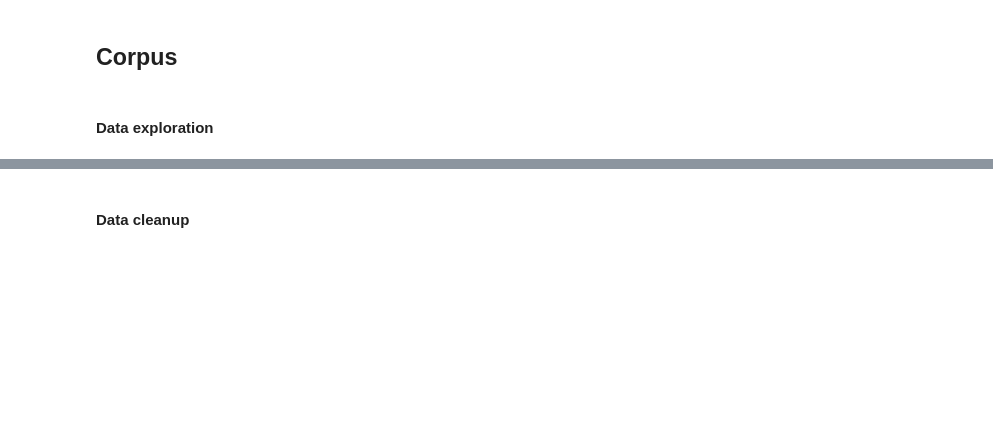
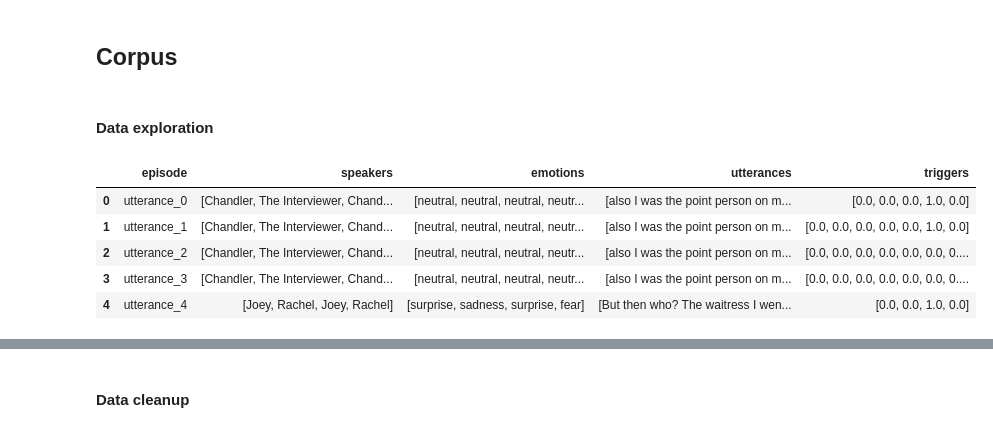
Before and after one commit to LeonardoM999/NLP-project, a Jupyter notebook: project.ipynb, the cells around one changed output, grey strips where cells are left out. Cells and saved outputs as stored; diff of their text form; code cells hidden in the pictures; blank space fills up the shorter version.

```diff
--- a/project.ipynb
+++ b/project.ipynb
@@ -28,10 +31,19 @@ device = "cuda" if cuda.is_available() else "cpu"
 
 data_path = Path("data/MELD_train_efr.json")
 assert data_path.exists(), "Data file is not present"
-df = pd.read_json(data_path, dtype={"speakers": np.array})  # , "triggers": np.array})
-EPISODE, SPEAKERS, EMOTIONS, UTTERANCES, TRIGGERS = df.columns
+raw_df = pd.read_json(
+    data_path, dtype={"speakers": np.array}
+)  # , "triggers": np.array})
+EPISODE, SPEAKERS, EMOTIONS, UTTERANCES, TRIGGERS = raw_df.columns
 # %% [markdown]
 #### Data exploration
 # %%
-df.head()
+raw_df.head()
+# %% [output]
+|  | episode | speakers | emotions | utterances | triggers |
+| 0 | utterance_0 | [Chandler, The Interviewer, Chand... | [neutral, neutral, neutral, neutr... | [also I was the point person on m... | [0.0, 0.0, 0.0, 1.0, 0.0] |
+| 1 | utterance_1 | [Chandler, The Interviewer, Chand... | [neutral, neutral, neutral, neutr... | [also I was the point person on m... | [0.0, 0.0, 0.0, 0.0, 0.0, 1.0, 0.0] |
+| 2 | utterance_2 | [Chandler, The Interviewer, Chand... | [neutral, neutral, neutral, neutr... | [also I was the point person on m... | [0.0, 0.0, 0.0, 0.0, 0.0, 0.0, 0.... |
+| 3 | utterance_3 | [Chandler, The Interviewer, Chand... | [neutral, neutral, neutral, neutr... | [also I was the point person on m... | [0.0, 0.0, 0.0, 0.0, 0.0, 0.0, 0.... |
+| 4 | utterance_4 | [Joey, Rachel, Joey, Rachel] | [surprise, sadness, surprise, fear] | [But then who? The waitress I wen... | [0.0, 0.0, 1.0, 0.0] |
 # %%
```
Also changed, not shown: parts of 34 cells of this notebook, 1 other file.
